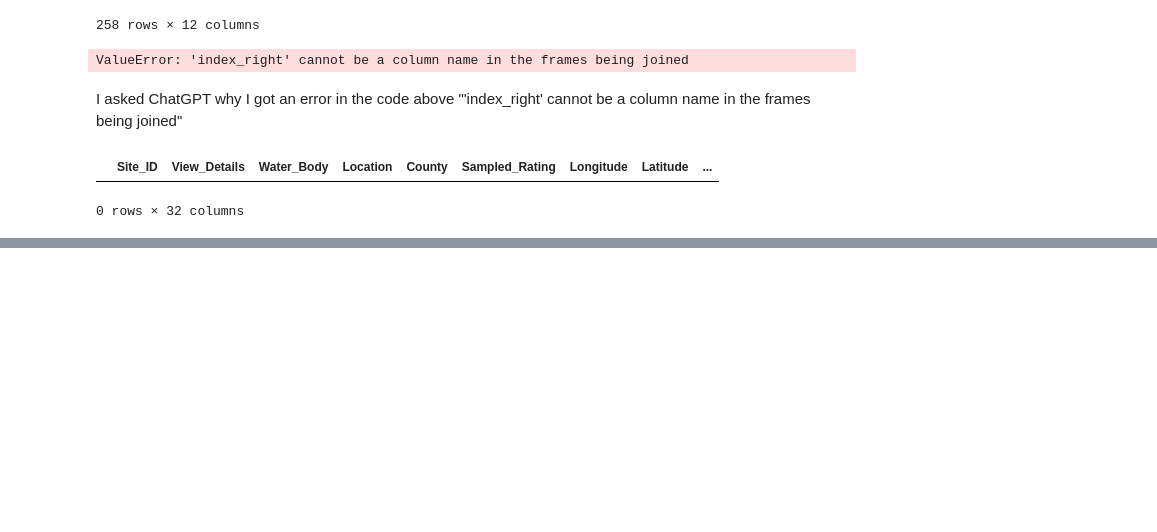
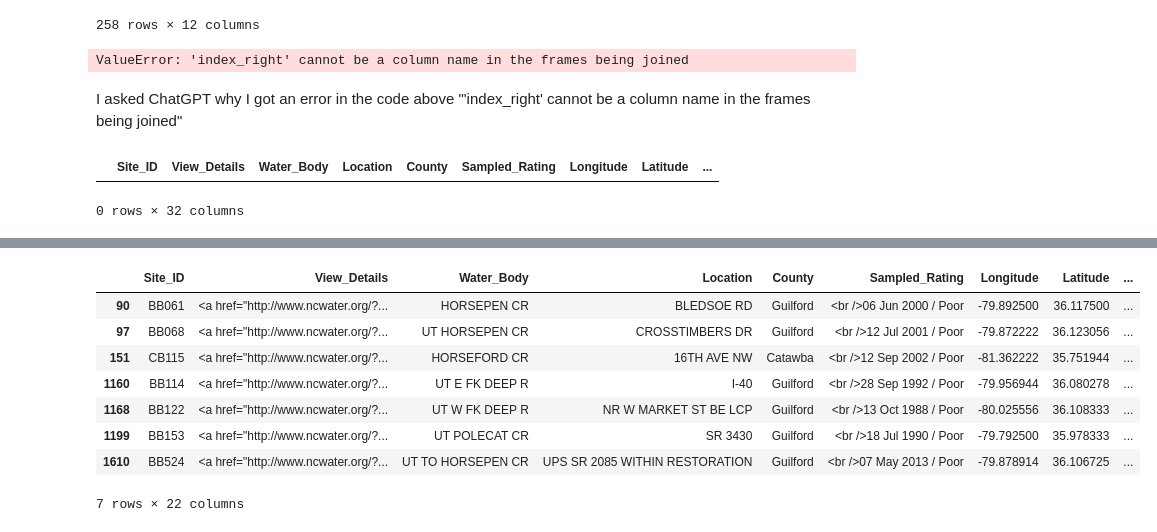
Before and after one commit to ejamie15/geog592-ejamie, a Jupyter notebook: homework/week07/data/ejamie_hw08.ipynb, the cells around one changed output, grey strips where cells are left out. Drawn from its saved outputs; the diff is of its cells as text; code cells hidden in the pictures; blank space fills up the shorter version.

```diff
--- a/homework/week07/data/ejamie_hw08.ipynb
+++ b/homework/week07/data/ejamie_hw08.ipynb
@@ -220,0 +257,14 @@ Should I create a buffer aroud the benthos assessments?
+# %%
+#4
+CGbad_watershed = bad_watershed[bad_watershed["County"].isin(["Guilford", "Catawba"])]
+CGbad_watershed
+# %% [output]
+|  | Site_ID | View_Details | Water_Body | Location | County | Sampled_Rating | Longitude | Latitude | ... |
+| 90 | BB061 | <a href="http://www.ncwater.org/?... | HORSEPEN CR | BLEDSOE RD | Guilford | <br />06 Jun 2000 / Poor | -79.892500 | 36.117500 | ... |
+| 97 | BB068 | <a href="http://www.ncwater.org/?... | UT HORSEPEN CR | CROSSTIMBERS DR | Guilford | <br />12 Jul 2001 / Poor | -79.872222 | 36.123056 | ... |
+| 151 | CB115 | <a href="http://www.ncwater.org/?... | HORSEFORD CR | 16TH AVE NW | Catawba | <br />12 Sep 2002 / Poor | -81.362222 | 35.751944 | ... |
+| 1160 | BB114 | <a href="http://www.ncwater.org/?... | UT E FK DEEP R | I-40 | Guilford | <br />28 Sep 1992 / Poor | -79.956944 | 36.080278 | ... |
+| 1168 | BB122 | <a href="http://www.ncwater.org/?... | UT W FK DEEP R | NR W MARKET ST BE LCP | Guilford | <br />13 Oct 1988 / Poor | -80.025556 | 36.108333 | ... |
+| 1199 | BB153 | <a href="http://www.ncwater.org/?... | UT POLECAT CR | SR 3430 | Guilford | <br />18 Jul 1990 / Poor | -79.792500 | 35.978333 | ... |
+| 1610 | BB524 | <a href="http://www.ncwater.org/?... | UT TO HORSEPEN CR | UPS SR 2085 WITHIN RESTORATION | Guilford | <br />07 May 2013 / Poor | -79.878914 | 36.106725 | ... |
+7 rows × 22 columns
```
Also changed, not shown: parts of 8 cells of this notebook.
